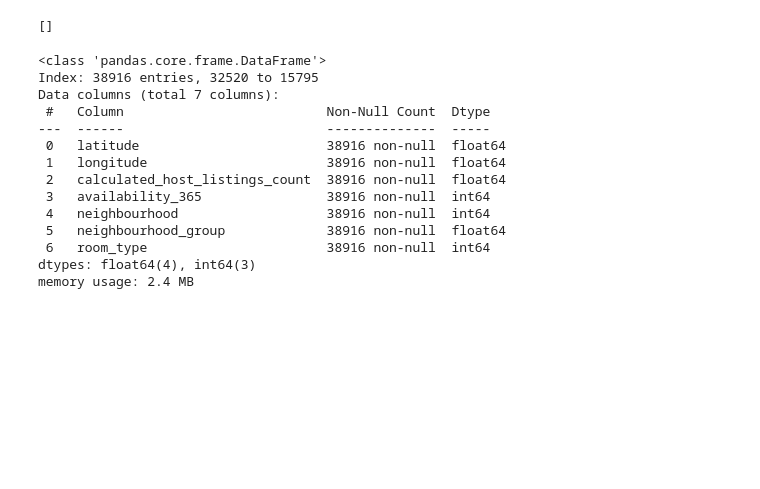
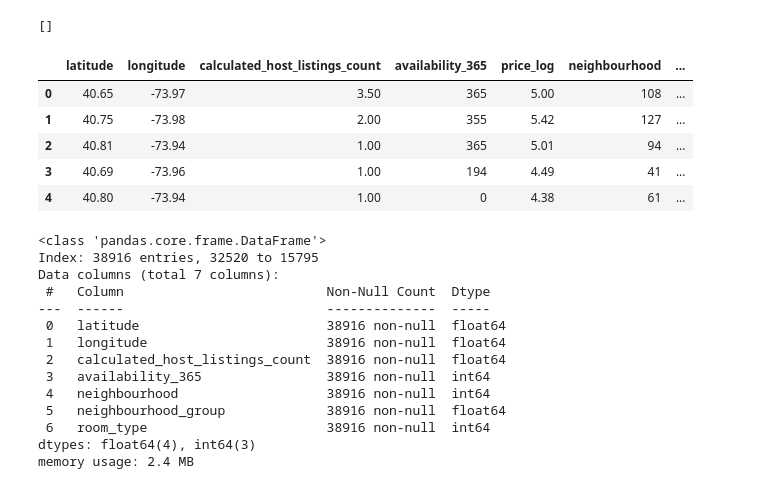
Before and after one commit to patriciamv97/machine-learning-python-template, a Jupyter notebook: src/explore.ipynb, the cells around one changed output. Cells and saved outputs as stored; diff of their text form; code cells hidden in the pictures; blank space fills up the shorter version.

```diff
--- a/src/explore.ipynb
+++ b/src/explore.ipynb
@@ -760,6 +760,15 @@ borrar_variables
 data_p.drop(borrar_variables, axis=1, inplace=True)
 # %%
 data_p.drop('demanda', axis=1, inplace=True)
+# %%
+data_p.head()
+# %% [output]
+|  | latitude | longitude | calculated_host_listings_count | availability_365 | price_log | neighbourhood | ... |
+| 0 | 40.65 | -73.97 | 3.50 | 365 | 5.00 | 108 | ... |
+| 1 | 40.75 | -73.98 | 2.00 | 355 | 5.42 | 127 | ... |
+| 2 | 40.81 | -73.94 | 1.00 | 365 | 5.01 | 94 | ... |
+| 3 | 40.69 | -73.96 | 1.00 | 194 | 4.49 | 41 | ... |
+| 4 | 40.80 | -73.94 | 1.00 | 0 | 4.38 | 61 | ... |
 # %%
 X = data_p.drop(['price_log'], axis=1)
 y = data_p['price_log']
```
Also changed, not shown: parts of 33 cells of this notebook, 1 other file.
